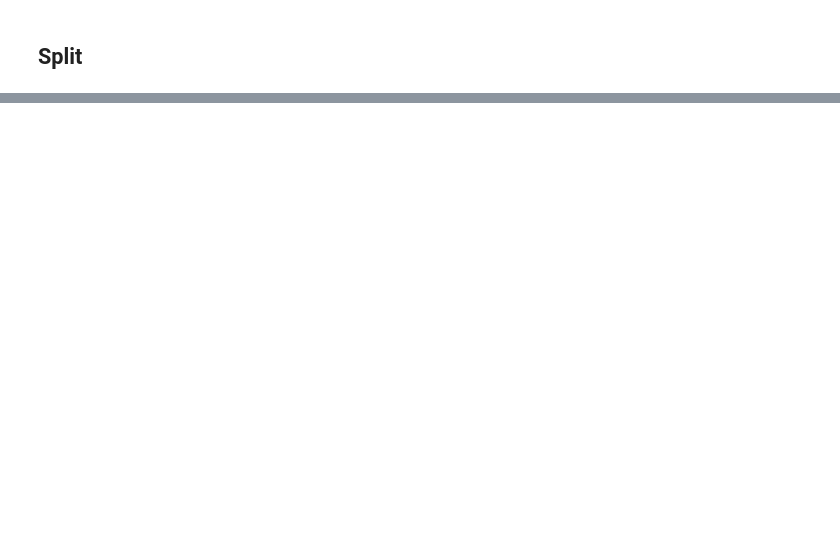
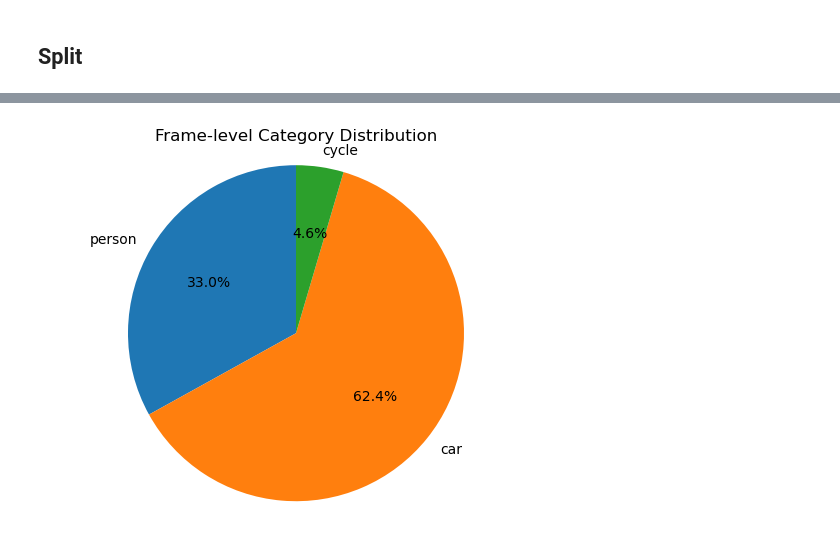
Before and after one commit to fkcptlst/rgbt_dataset, a Jupyter notebook: dataset_analysis.ipynb, the cells around one changed output, grey strips where cells are left out. Saved outputs shown, nothing was run; the diff lists cells and outputs as text; code cells hidden in the pictures; blank space fills up the shorter version.

```diff
--- a/dataset_analysis.ipynb
+++ b/dataset_analysis.ipynb
@@ -261,0 +238,35 @@ test_txt_path = os.path.join(dataset_root_dir,'test.txt')
+# %%
+dataset_split_list = get_dataset_split_list(os.path.join(dataset_root_dir,'train.txt'))
+for idx, xml_dict, xml_path in annot_dict_generator(dataset_root_dir, dataset_split_list):
+    # if count >= 30:
+    #     break # for debug only
+    try:
+        # frames number update---------------------------------------------------------------------------------
+        train_video_sequences += 1
+        frames = count_frames_per_sequence(xml_dict)
+        train_frames += frames
+        train_sequence_length_distribution[f'{idx}'] = frames
+        # frame-level category distribution--------------------------------------------------------------------
+        category_count_frame_level_dict = count_category_occurrences_frame_level_per_sequence(xml_dict)
+        train_category_distribution_frame_level_dict = merge_dicts(
+            train_category_distribution_frame_level_dict,
+            category_count_frame_level_dict
+        )
+        # frame-level attribute distribution--------------------------------------------------------------------
+        outside_distribution_frame_level_dict, occlusion_distribution_frame_level_dict, altitude_distribution_frame_level_dict, illumination_distribution_frame_level_dict, scene_distribution_frame_level_dict = count_attribute_occurrence_frame_level_per_sequence(
+            xml_dict)
+    except Exception as e:
+        print("\033[1;31merror\033[0m")  # print bold "error" in red
+        traceback.print_exc()
+        print(f"xml file:{xml_path}")
+
+    train_outside_distribution_frame_level_dict = merge_dicts(train_outside_distribution_frame_level_dict,
+                                                              outside_distribution_frame_level_dict)
+    train_occlusion_distribution_frame_level_dict = merge_dicts(train_occlusion_distribution_frame_level_dict,
+                                                                occlusion_distribution_frame_level_dict)
+    train_altitude_distribution_frame_level_dict = merge_dicts(train_altitude_distribution_frame_level_dict,
+                                                               altitude_distribution_frame_level_dict)
+    train_illumination_distribution_frame_level_dict = merge_dicts(train_illumination_distribution_frame_level_dict,
+                                                                   illumination_distribution_frame_level_dict)
+    train_scene_distribution_frame_level_dict = merge_dicts(train_scene_distribution_frame_level_dict,
+                                                            scene_distribution_frame_level_dict)
@@ -261,0 +329,4 @@ test_txt_path = os.path.join(dataset_root_dir,'test.txt')
+# %%
+draw_pie_chart(train_category_distribution_frame_level_dict, title="Frame-level Category Distribution")
+# %% [output]
+[figure, added]
```
Also changed, not shown: parts of 83 cells of this notebook, 6 other files.
